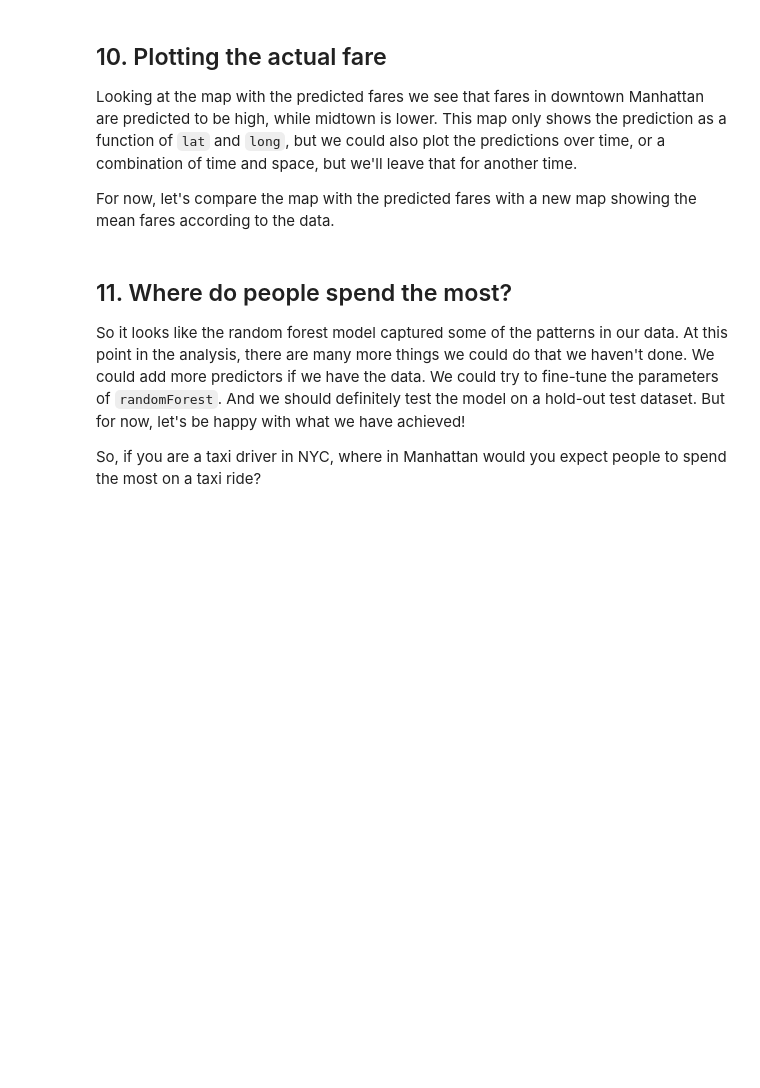
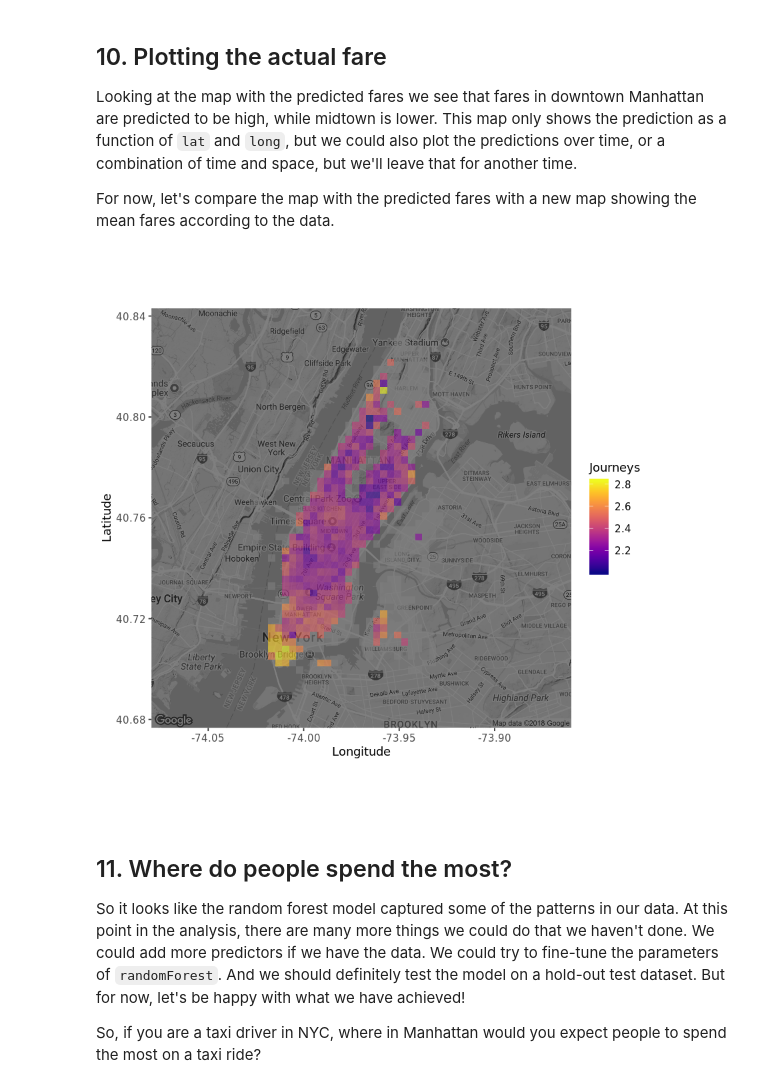
Before and after one commit to Celia-Zhu/data-camp-guided-projects, a Jupyter notebook: Predict Taxi Fares with Random Forests/notebook.ipynb, the cells around one changed output. Saved outputs shown, nothing was run; the diff lists cells and outputs as text; code cells hidden in the pictures; blank space fills up the shorter version.

```diff
--- a/Predict Taxi Fares with Random Forests/notebook.ipynb
+++ b/Predict Taxi Fares with Random Forests/notebook.ipynb
@@ -192,16 +192,18 @@ ggmap(manhattan, darken = 0.5) +
 # %%
 # Function that returns the mean *if* there are 15 or more datapoints
 mean_if_enough_data <- function(x) {
     ifelse( length(x) >= 15, mean(x), NA)
 }
 
 # Plotting the mean trip prices from the data
 ggmap(manhattan, darken = 0.5) +
    scale_fill_viridis(option = 'plasma') +
    stat_summary_2d(data = taxi, aes(x = long, y = lat, z = total),
-                   fun = mean,
+                   fun = mean_if_enough_data,
                    bins = 60, alpha = 0.6)+
    labs(x = "Longitude", y = "Latitude", fill = "Journeys")
+# %% [output]
+[figure, added]
 # %% [markdown]
 ## 11. Where  do people spend the most?
 <p>So it looks like the random forest model captured some of the patterns in our data. At this point in the analysis, there are many more things we could do that we haven't done. We could add more predictors if we have the data. We could try to fine-tune the parameters of <code>randomForest</code>. And we should definitely test the model on a hold-out test dataset. But for now, let's be happy with what we have achieved!</p>
```
Also changed, not shown: parts of 3 cells of this notebook, 2 other files.
